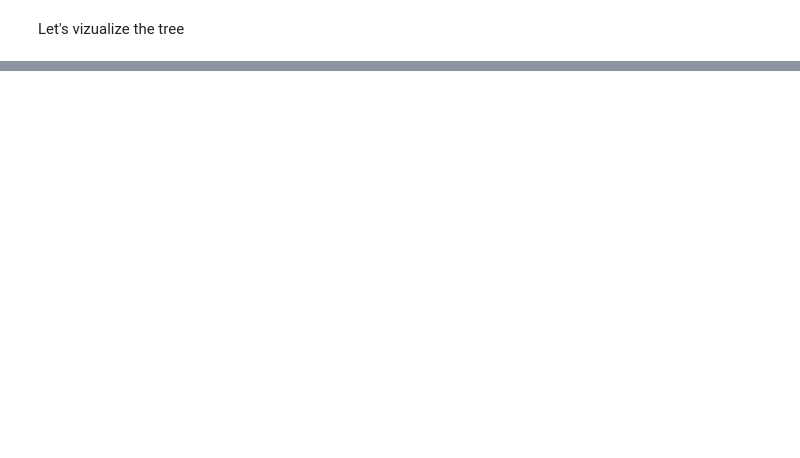
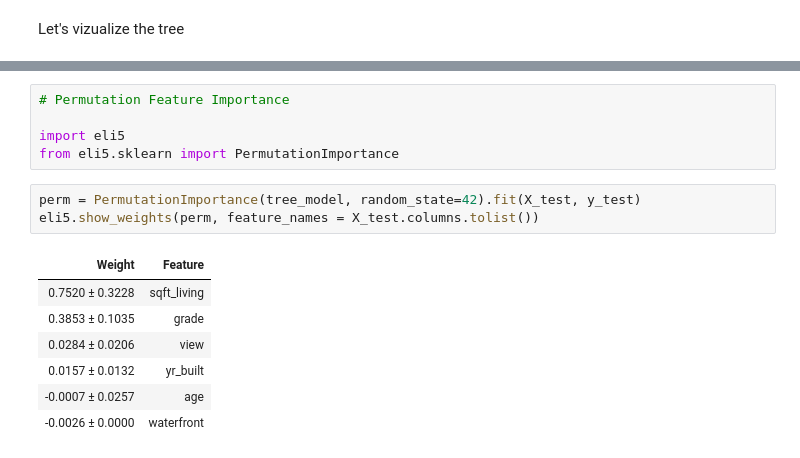
Before and after one commit to blazysecon/SDA_DS_class, a Jupyter notebook: practice/decision_trees.ipynb, the cells around one changed output, grey strips where cells are left out. Saved outputs shown, nothing was run; the diff lists cells and outputs as text; blank space fills up the shorter version.

```diff
--- a/practice/decision_trees.ipynb
+++ b/practice/decision_trees.ipynb
@@ -160,0 +210,16 @@ graphviz.Source(tree_graph)
+# %%
+# Permutation Feature Importance
+
+import eli5
+from eli5.sklearn import PermutationImportance
+# %%
+perm = PermutationImportance(tree_model, random_state=42).fit(X_test, y_test)
+eli5.show_weights(perm, feature_names = X_test.columns.tolist())
+# %% [output]
+| Weight | Feature |
+| 0.7520 ± 0.3228 | sqft_living |
+| 0.3853 ± 0.1035 | grade |
+| 0.0284 ± 0.0206 | view |
+| 0.0157 ± 0.0132 | yr_built |
+| -0.0007 ± 0.0257 | age |
+| -0.0026 ± 0.0000 | waterfront |
```
Also changed, not shown: parts of 13 cells of this notebook.
